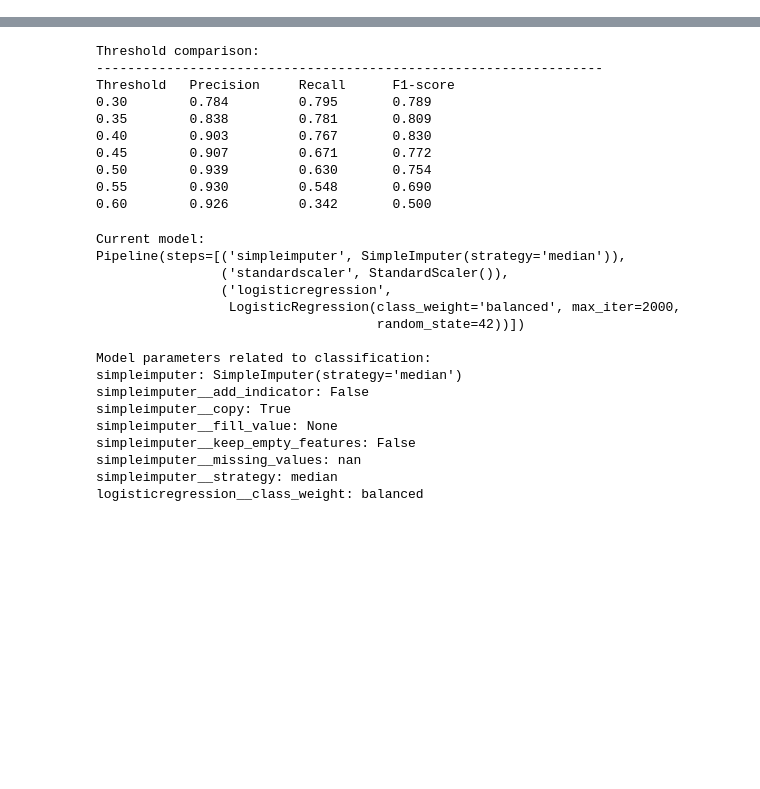
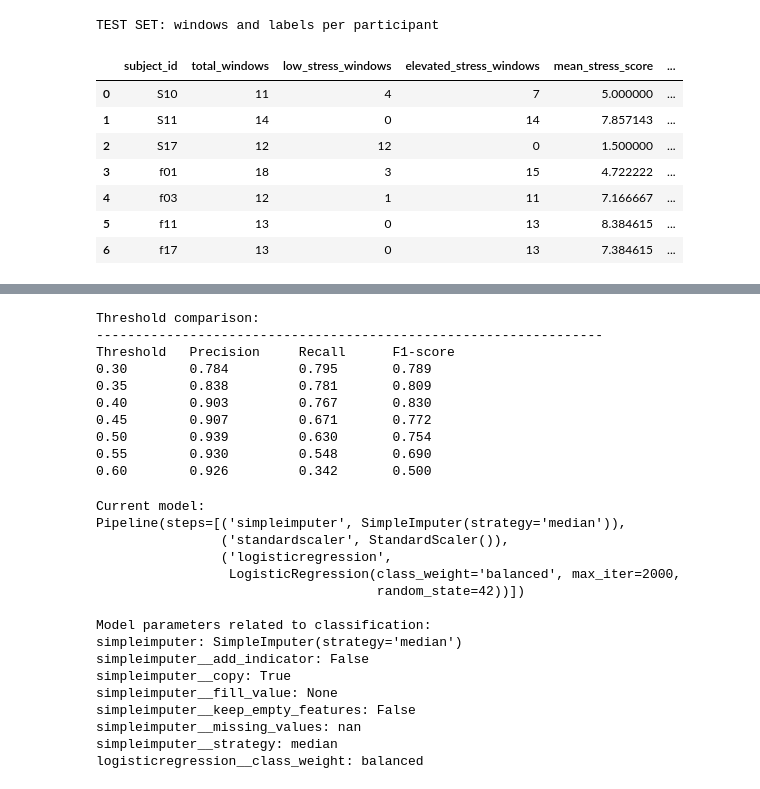
Before and after one commit to varsha-919/AI-Based-Soldier-Health-Risk-Prediction, a Jupyter notebook: notebooks/03_model_training.ipynb, the cells around one changed output, grey strips where cells are left out. Cells and saved outputs as stored; diff of their text form; code cells hidden in the pictures; blank space fills up the shorter version.

```diff
--- a/notebooks/03_model_training.ipynb
+++ b/notebooks/03_model_training.ipynb
@@ -0,0 +2112,31 @@
+# %%
+
+print("TEST SET: windows and labels per participant")
+
+participant_summary = (
+    test_rows.groupby("subject_id")
+    .agg(
+        total_windows=("stress_class", "size"),
+        low_stress_windows=("stress_class", lambda x: (x == 0).sum()),
+        elevated_stress_windows=("stress_class", lambda x: (x == 1).sum()),
+        mean_stress_score=("self_reported_stress", "mean")
+    )
+    .reset_index()
+)
+
+participant_summary["elevated_stress_pct"] = (
+    100 * participant_summary["elevated_stress_windows"]
+    / participant_summary["total_windows"]
+).round(1)
+
+display(participant_summary.sort_values("subject_id"))
+# %% [output]
+TEST SET: windows and labels per participant
+|  | subject_id | total_windows | low_stress_windows | elevated_stress_windows | mean_stress_score | ... |
+| 0 | S10 | 11 | 4 | 7 | 5.000000 | ... |
+| 1 | S11 | 14 | 0 | 14 | 7.857143 | ... |
+| 2 | S17 | 12 | 12 | 0 | 1.500000 | ... |
+| 3 | f01 | 18 | 3 | 15 | 4.722222 | ... |
+| 4 | f03 | 12 | 1 | 11 | 7.166667 | ... |
+| 5 | f11 | 13 | 0 | 13 | 8.384615 | ... |
+| 6 | f17 | 13 | 0 | 13 | 7.384615 | ... |
```
Also changed, not shown: parts of 34 cells of this notebook, 10 other files.
